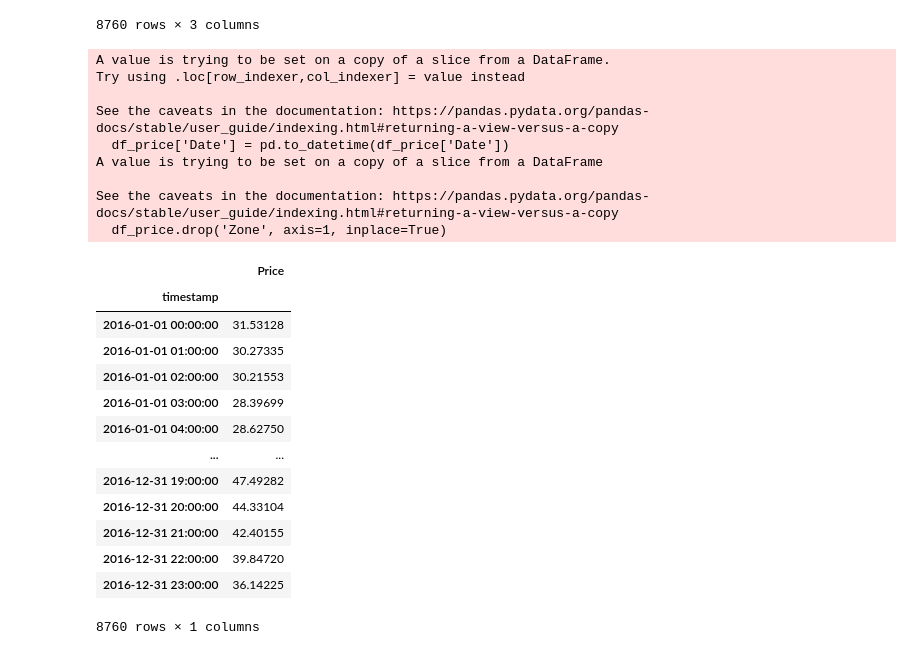
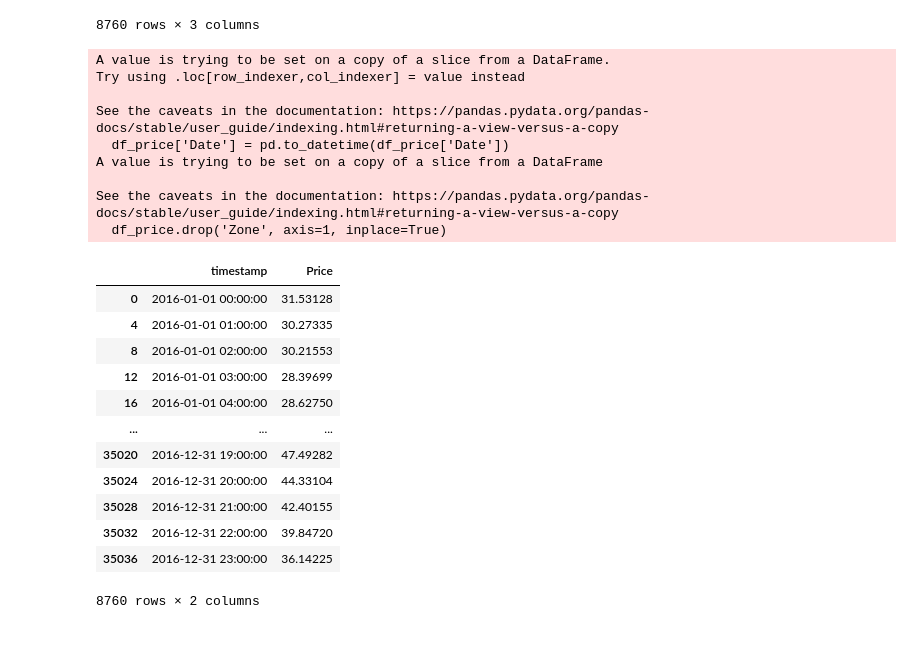
Before and after one commit to moooyu1121/master_thesis_model, a Jupyter notebook: data_preprocess.ipynb, the cells around one changed output. Drawn from its saved outputs; the diff is of its cells as text; code cells hidden in the pictures.

Commit message:
fixed price preprocess

```diff
--- a/data_preprocess.ipynb
+++ b/data_preprocess.ipynb
@@ -249,36 +249,35 @@ df_price
 # %%
 # 'Date'をDatetime型に変換
 df_price['Date'] = pd.to_datetime(df_price['Date'])
 # カラム名を変更
 df_price.columns = ['timestamp', 'Price', 'Zone']
 # 'timestamp'をインデックスに設定
 df_price.drop('Zone', axis=1, inplace=True)
-df_price.set_index('timestamp', inplace=True)
+# df_price.set_index('timestamp', inplace=True)
 # データを線形補間
 # df_price['Price'] = df_price['Price'].interpolate(forecast='linear', limit_direction='both')
 df_price.to_csv('data/price.csv', index=True)
 df_price
 # %% [output]
 A value is trying to be set on a copy of a slice from a DataFrame.
 Try using .loc[row_indexer,col_indexer] = value instead
 
 See the caveats in the documentation: https://pandas.pydata.org/pandas-docs/stable/user_guide/indexing.html#returning-a-view-versus-a-copy
   df_price['Date'] = pd.to_datetime(df_price['Date'])
 A value is trying to be set on a copy of a slice from a DataFrame
 
 See the caveats in the documentation: https://pandas.pydata.org/pandas-docs/stable/user_guide/indexing.html#returning-a-view-versus-a-copy
   df_price.drop('Zone', axis=1, inplace=True)
-|  | Price |
-| timestamp |  |
-| 2016-01-01 00:00:00 | 31.53128 |
-| 2016-01-01 01:00:00 | 30.27335 |
-| 2016-01-01 02:00:00 | 30.21553 |
-| 2016-01-01 03:00:00 | 28.39699 |
-| 2016-01-01 04:00:00 | 28.62750 |
-| ... | ... |
-| 2016-12-31 19:00:00 | 47.49282 |
-| 2016-12-31 20:00:00 | 44.33104 |
-| 2016-12-31 21:00:00 | 42.40155 |
-| 2016-12-31 22:00:00 | 39.84720 |
-| 2016-12-31 23:00:00 | 36.14225 |
+|  | timestamp | Price |
+| 0 | 2016-01-01 00:00:00 | 31.53128 |
+| 4 | 2016-01-01 01:00:00 | 30.27335 |
+| 8 | 2016-01-01 02:00:00 | 30.21553 |
+| 12 | 2016-01-01 03:00:00 | 28.39699 |
+| 16 | 2016-01-01 04:00:00 | 28.62750 |
+| ... | ... | ... |
+| 35020 | 2016-12-31 19:00:00 | 47.49282 |
+| 35024 | 2016-12-31 20:00:00 | 44.33104 |
+| 35028 | 2016-12-31 21:00:00 | 42.40155 |
+| 35032 | 2016-12-31 22:00:00 | 39.84720 |
+| 35036 | 2016-12-31 23:00:00 | 36.14225 |
-8760 rows × 1 columns
+8760 rows × 2 columns
```
Also changed, not shown: parts of 1 cell of this notebook, 1 other file.
